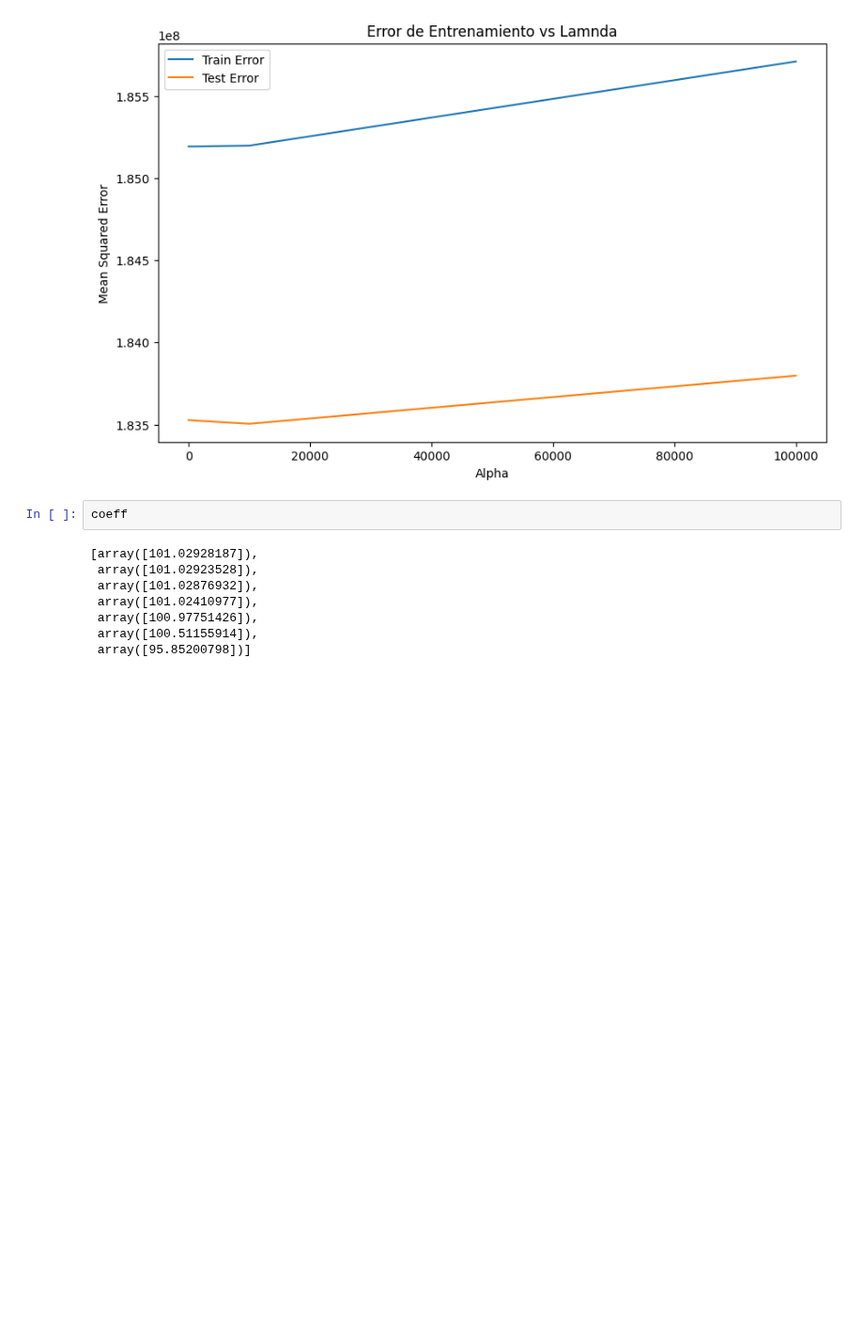
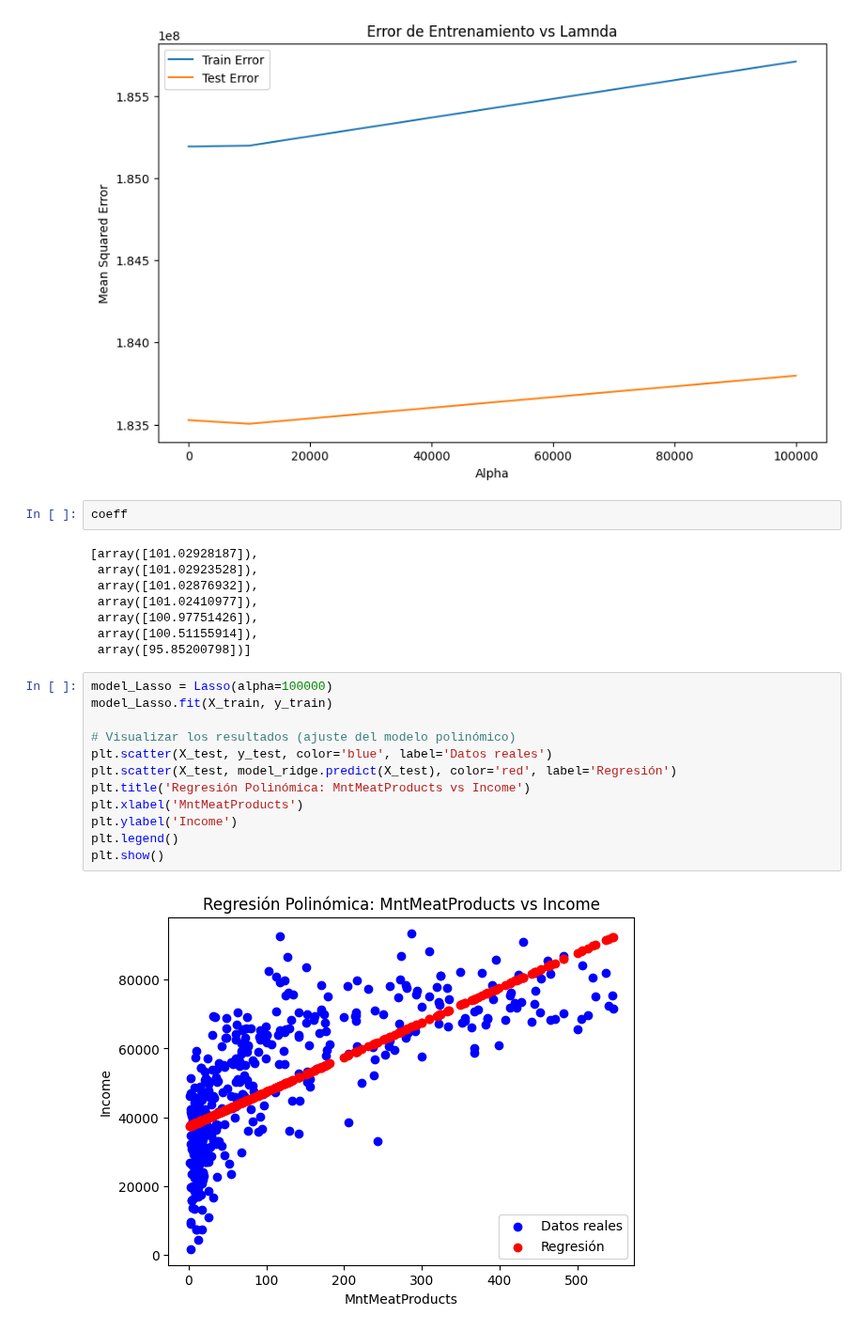
Before and after one commit to DeisyData/BIT_IA_Bootcamp, a Jupyter notebook: S12_C1_Regresion.ipynb, the cells around one changed output. Shown at 94% size. Cells and saved outputs as stored; diff of their text form; blank space fills up the shorter version.

```diff
--- a/S12_C1_Regresion.ipynb
+++ b/S12_C1_Regresion.ipynb
@@ -202,3 +202,17 @@ coeff
  array([100.97751426]),
  array([100.51155914]),
  array([95.85200798])]
+# %%
+model_Lasso = Lasso(alpha=100000)
+model_Lasso.fit(X_train, y_train)
+
+# Visualizar los resultados (ajuste del modelo polinómico)
+plt.scatter(X_test, y_test, color='blue', label='Datos reales')
+plt.scatter(X_test, model_ridge.predict(X_test), color='red', label='Regresión')
+plt.title('Regresión Polinómica: MntMeatProducts vs Income')
+plt.xlabel('MntMeatProducts')
+plt.ylabel('Income')
+plt.legend()
+plt.show()
+# %% [output]
+[figure, added]
```
